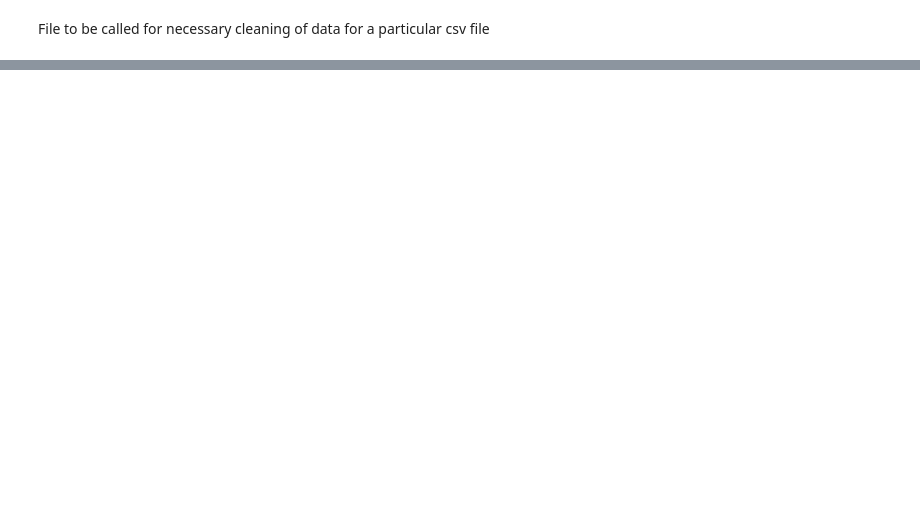
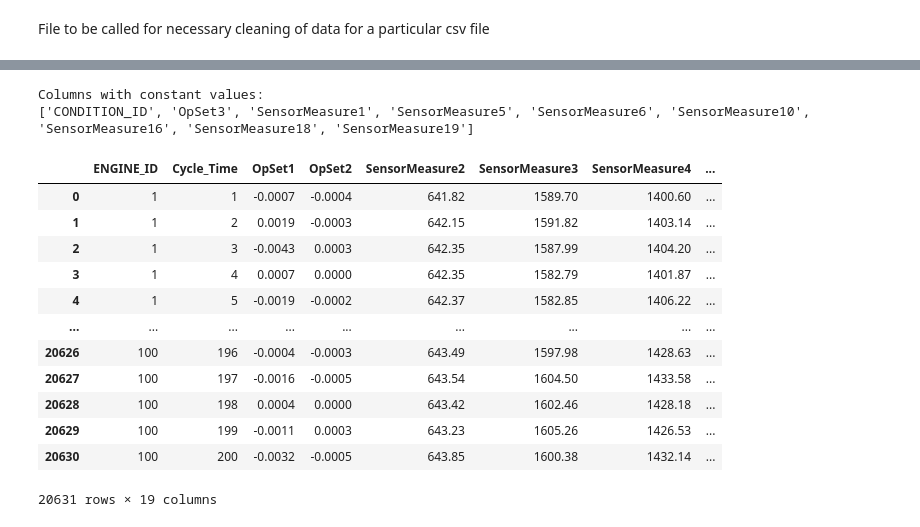
Before and after one commit to kanadsen/ME_773_PROJECT, a Jupyter notebook: EDA and Feature Selectio.ipynb, the cells around one changed output, grey strips where cells are left out. Cells and saved outputs as stored; diff of their text form; code cells hidden in the pictures; blank space fills up the shorter version.

```diff
--- a/EDA and Feature Selectio.ipynb
+++ b/EDA and Feature Selectio.ipynb
@@ -56,0 +104,25 @@ memory usage: 2.8 MB
+# %%
+#Columns to be dropped based on STD and uniqueness
+cols_const = [ col for col in raw_data.columns if len(raw_data[col].unique()) <= 2 ]  # searching for unique columns
+print('Columns with constant values: \n' + str(cols_const) + '\n')
+# %% [output]
+Columns with constant values:
+['CONDITION_ID', 'OpSet3', 'SensorMeasure1', 'SensorMeasure5', 'SensorMeasure6', 'SensorMeasure10', 'SensorMeasure16', 'SensorMeasure18', 'SensorMeasure19']
+# %%
+#Drop columns
+raw_data=raw_data.drop(cols_const,axis=1)
+raw_data
+# %% [output]
+|  | ENGINE_ID | Cycle_Time | OpSet1 | OpSet2 | SensorMeasure2 | SensorMeasure3 | SensorMeasure4 | ... |
+| 0 | 1 | 1 | -0.0007 | -0.0004 | 641.82 | 1589.70 | 1400.60 | ... |
+| 1 | 1 | 2 | 0.0019 | -0.0003 | 642.15 | 1591.82 | 1403.14 | ... |
+| 2 | 1 | 3 | -0.0043 | 0.0003 | 642.35 | 1587.99 | 1404.20 | ... |
+| 3 | 1 | 4 | 0.0007 | 0.0000 | 642.35 | 1582.79 | 1401.87 | ... |
+| 4 | 1 | 5 | -0.0019 | -0.0002 | 642.37 | 1582.85 | 1406.22 | ... |
+| ... | ... | ... | ... | ... | ... | ... | ... | ... |
+| 20626 | 100 | 196 | -0.0004 | -0.0003 | 643.49 | 1597.98 | 1428.63 | ... |
+| 20627 | 100 | 197 | -0.0016 | -0.0005 | 643.54 | 1604.50 | 1433.58 | ... |
+| 20628 | 100 | 198 | 0.0004 | 0.0000 | 643.42 | 1602.46 | 1428.18 | ... |
+| 20629 | 100 | 199 | -0.0011 | 0.0003 | 643.23 | 1605.26 | 1426.53 | ... |
+| 20630 | 100 | 200 | -0.0032 | -0.0005 | 643.85 | 1600.38 | 1432.14 | ... |
+20631 rows × 19 columns
```
Also changed, not shown: parts of 12 cells of this notebook.
